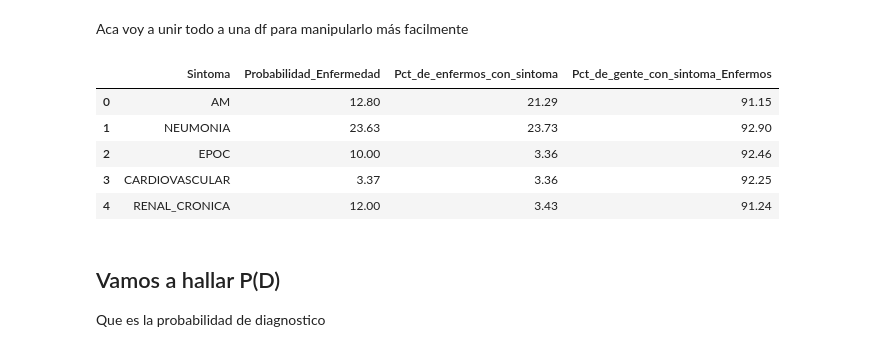
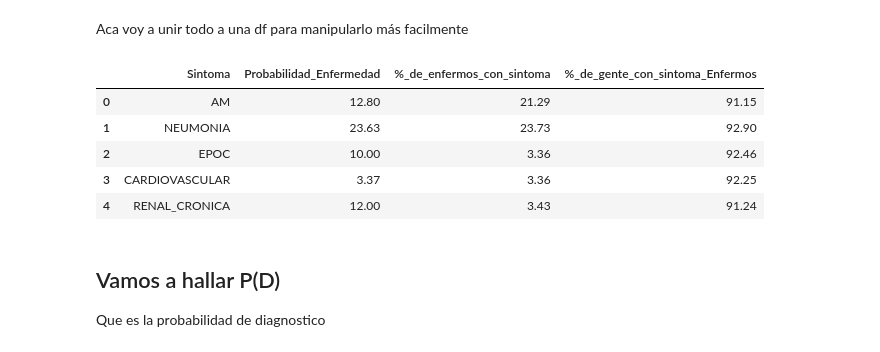
Before and after one commit to Polito9/Redes-Bayesianas, a Jupyter notebook: Daniel.ipynb, the cells around one changed output. Saved outputs shown, nothing was run; the diff lists cells and outputs as text; code cells hidden in the pictures.

```diff
--- a/Daniel.ipynb
+++ b/Daniel.ipynb
@@ -315,15 +349,15 @@ Aca voy a unir todo a una df para manipularlo más facilmente
 # %%
 Ndata = {
     'Sintoma': ["AM", "NEUMONIA", "EPOC", "CARDIOVASCULAR", "RENAL_CRONICA"],
     'Probabilidad_Enfermedad': [12.8, 23.63, 10.0, 3.37, 12.0],
-    'Pct_de_enfermos_con_sintoma': [21.29, 23.73, 3.36, 3.36, 3.43],
-    'Pct_de_gente_con_sintoma_Enfermos': [91.15, 92.90, 92.46, 92.25, 91.24]
+    '%_de_enfermos_con_sintoma': [21.29, 23.73, 3.36, 3.36, 3.43],
+    '%_de_gente_con_sintoma_Enfermos': [91.15, 92.90, 92.46, 92.25, 91.24]
 }
 
 dfNdata = pd.DataFrame(Ndata)
 dfNdata
 # %% [output]
-|  | Sintoma | Probabilidad_Enfermedad | Pct_de_enfermos_con_sintoma | Pct_de_gente_con_sintoma_Enfermos |
+|  | Sintoma | Probabilidad_Enfermedad | %_de_enfermos_con_sintoma | %_de_gente_con_sintoma_Enfermos |
 | 0 | AM | 12.80 | 21.29 | 91.15 |
 | 1 | NEUMONIA | 23.63 | 23.73 | 92.90 |
 | 2 | EPOC | 10.00 | 3.36 | 92.46 |
```
Also changed, not shown: parts of 9 cells of this notebook.
